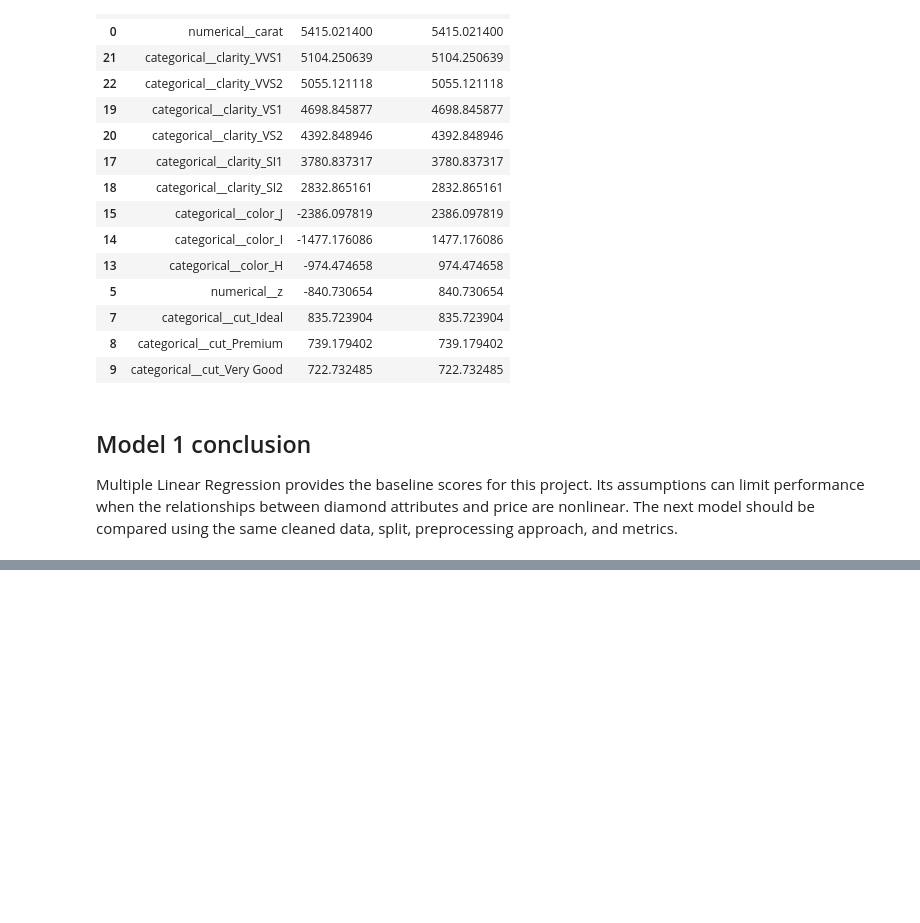
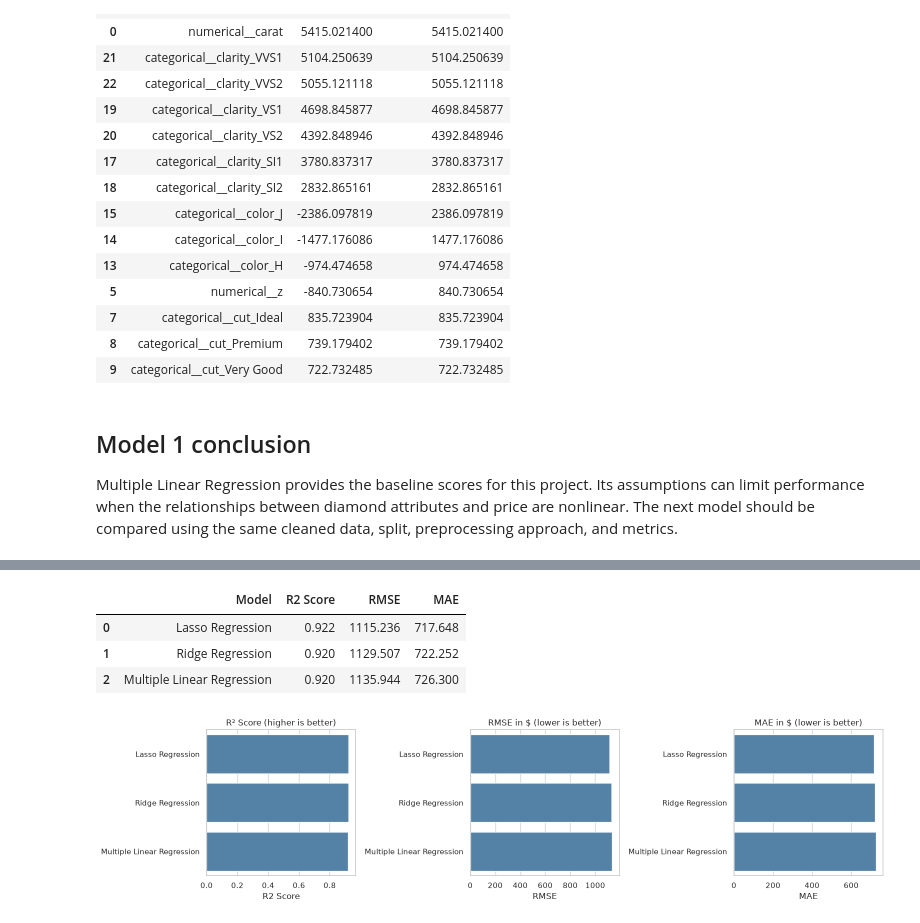
Before and after one commit to DeViKaanil62/ml-capstone, a Jupyter notebook: models/regression.ipynb, the cells around one changed output, grey strips where cells are left out. Saved outputs shown, nothing was run; the diff lists cells and outputs as text; code cells hidden in the pictures; blank space fills up the shorter version.

```diff
--- a/models/regression.ipynb
+++ b/models/regression.ipynb
@@ -310,0 +412,11 @@ Multiple Linear Regression provides the baseline scores for this project. Its as
+# %%
+lasso_train_predictions = lasso_model.predict(X_train)
+lasso_test_predictions = lasso_model.predict(X_test)
+
+lasso_train_metrics = regression_metrics(y_train, lasso_train_predictions)
+lasso_test_metrics = regression_metrics(y_test, lasso_test_predictions)
+
+pd.DataFrame(
+    [lasso_train_metrics, lasso_test_metrics],
+    index=["Training set", "Test set"],
+).round(3)
@@ -310,0 +427,10 @@ Multiple Linear Regression provides the baseline scores for this project. Its as
+# %%
+results_df = pd.concat(
+    [
+        results_df,
+        pd.DataFrame([{"Model": "Lasso Regression", **lasso_test_metrics}]),
+    ],
+    ignore_index=True,
+).sort_values("R2 Score", ascending=False, ignore_index=True)
+
+results_df.round(3)
@@ -310,0 +484,23 @@ Multiple Linear Regression provides the baseline scores for this project. Its as
+# %%
+display(results_df.round(3))
+
+fig, axes = plt.subplots(1, 3, figsize=(16, 4))
+metric_config = [
+    ("R2 Score", "R² Score (higher is better)"),
+    ("RMSE", "RMSE in $ (lower is better)"),
+    ("MAE", "MAE in $ (lower is better)"),
+]
+
+for axis, (metric, title) in zip(axes, metric_config):
+    sns.barplot(data=results_df, x=metric, y="Model", ax=axis, color="steelblue")
+    axis.set_title(title)
+    axis.set_ylabel("")
+
+plt.tight_layout()
+plt.show()
+# %% [output]
+|  | Model | R2 Score | RMSE | MAE |
+| 0 | Lasso Regression | 0.922 | 1115.236 | 717.648 |
+| 1 | Ridge Regression | 0.920 | 1129.507 | 722.252 |
+| 2 | Multiple Linear Regression | 0.920 | 1135.944 | 726.300 |
+[figure, added]
```
Also changed, not shown: parts of 18 cells of this notebook.
